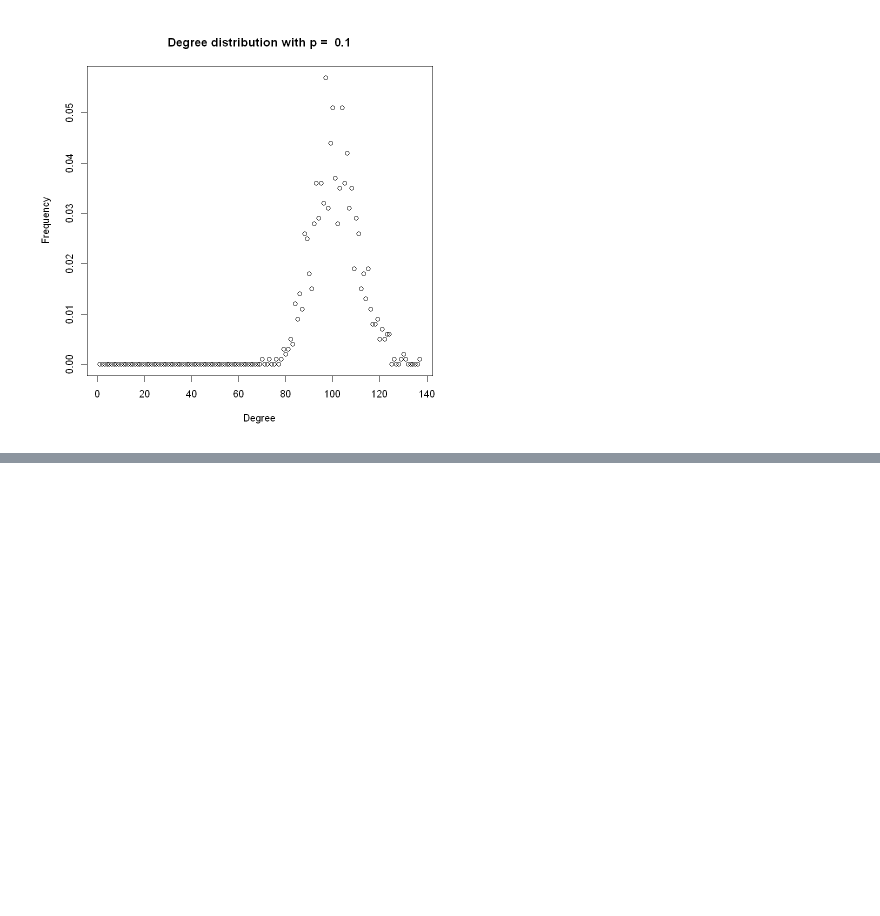
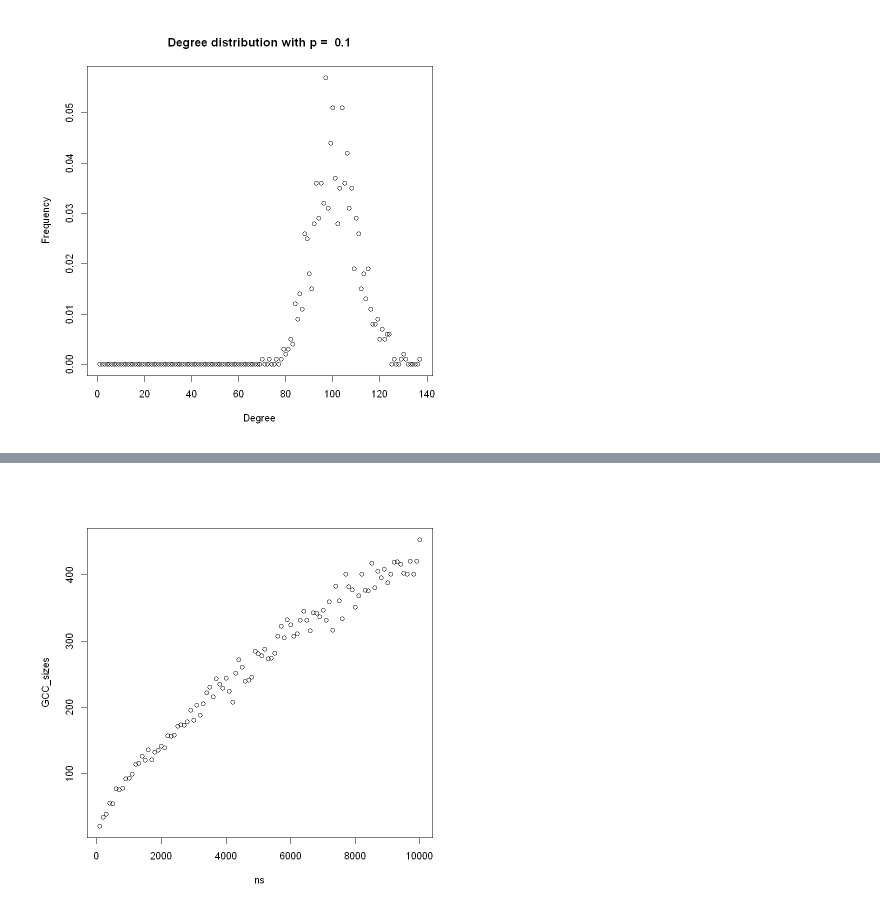
Before and after one commit to CapnSquirrel/ECE-232E, a Jupyter notebook: Project1/Project1.ipynb, the cells around one changed output, grey strips where cells are left out. Saved outputs shown, nothing was run; the diff lists cells and outputs as text; code cells hidden in the pictures; blank space fills up the shorter version.

```diff
--- a/Project1/Project1.ipynb
+++ b/Project1/Project1.ipynb
@@ -148,0 +226,4 @@ er_1c()
+# %%
+er_1d(c=1)
+# %% [output]
+[figure, added]
```
Also changed, not shown: parts of 5 cells of this notebook.
